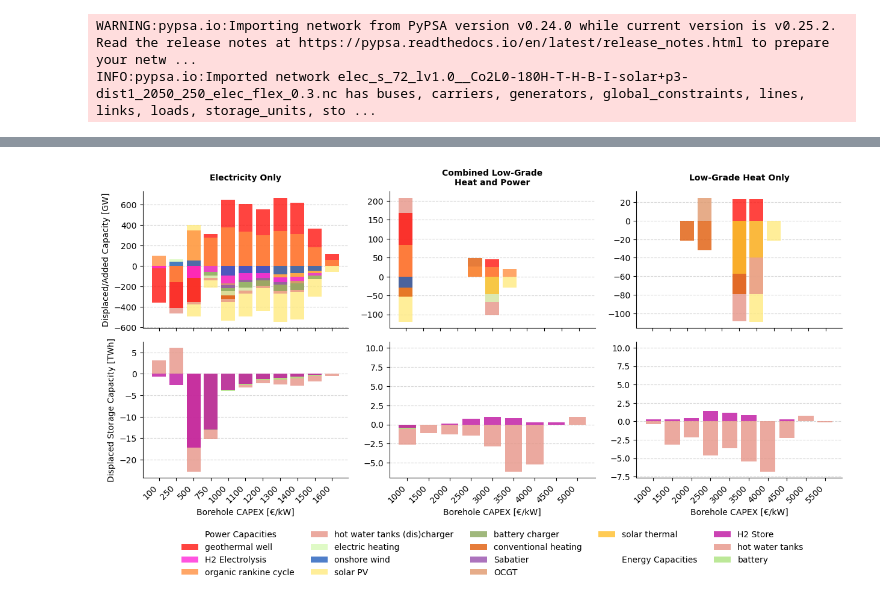
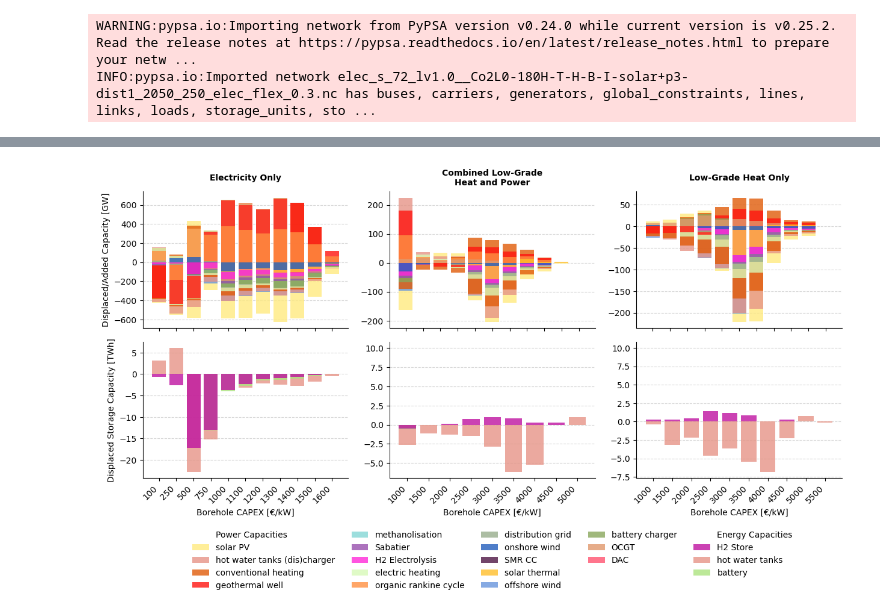
Before and after one commit to LukasFrankenQ/egs_market_integration, a Jupyter notebook: notebooks/flex_displacement.ipynb, the cells around one changed output, grey strips where cells are left out. Saved outputs shown, nothing was run; the diff lists cells and outputs as text; code cells hidden in the pictures.

```diff
--- a/notebooks/flex_displacement.ipynb
+++ b/notebooks/flex_displacement.ipynb
@@ -138,7 +117,8 @@ Snapshots: 49
 import warnings
 warnings.filterwarnings("ignore")
 
-cap_threshold = 20 # GW
+# cap_threshold = 20 # GW
+cap_threshold = 2 # GW
 energy_threshold = 0.1 # TWh
 
 fig, axs = plt.subplots(2, 3, figsize=(15, 7))
@@ -393,5 +373,5 @@ INFO:matplotlib.category:Using categorical units to plot a list of strings that
 INFO:matplotlib.category:Using categorical units to plot a list of strings that are all parsable as floats or dates. If these strings should be plotted as numbers, cast to the appropriate data type be ...
 INFO:matplotlib.category:Using categorical units to plot a list of strings that are all parsable as floats or dates. If these strings should be plotted as numbers, cast to the appropriate data type be ...
 INFO:matplotlib.category:Using categorical units to plot a list of strings that are all parsable as floats or dates. If these strings should be plotted as numbers, cast to the appropriate data type be ...
 INFO:matplotlib.category:Using categorical units to plot a list of strings that are all parsable as floats or dates. If these strings should be plotted as numbers, cast to the appropriate data type be ...
-[figure, old version]
+[figure, new version]
```
Also changed, not shown: parts of 5 cells of this notebook, 3 other files.
